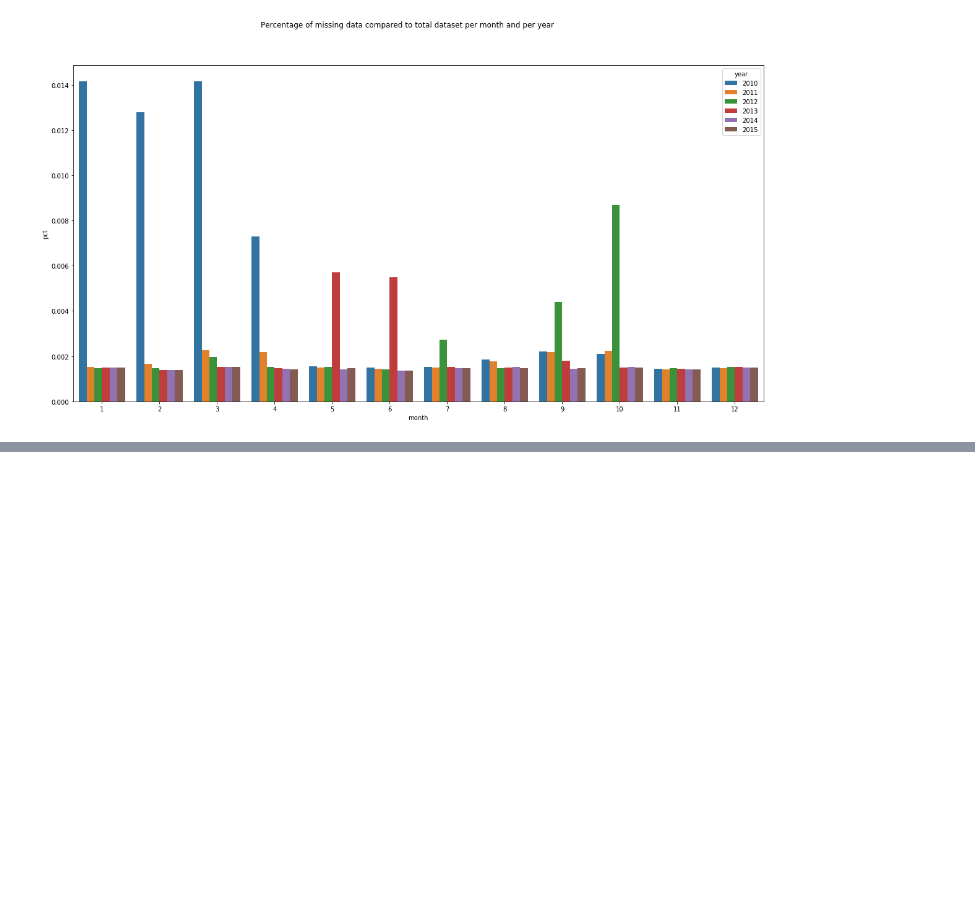
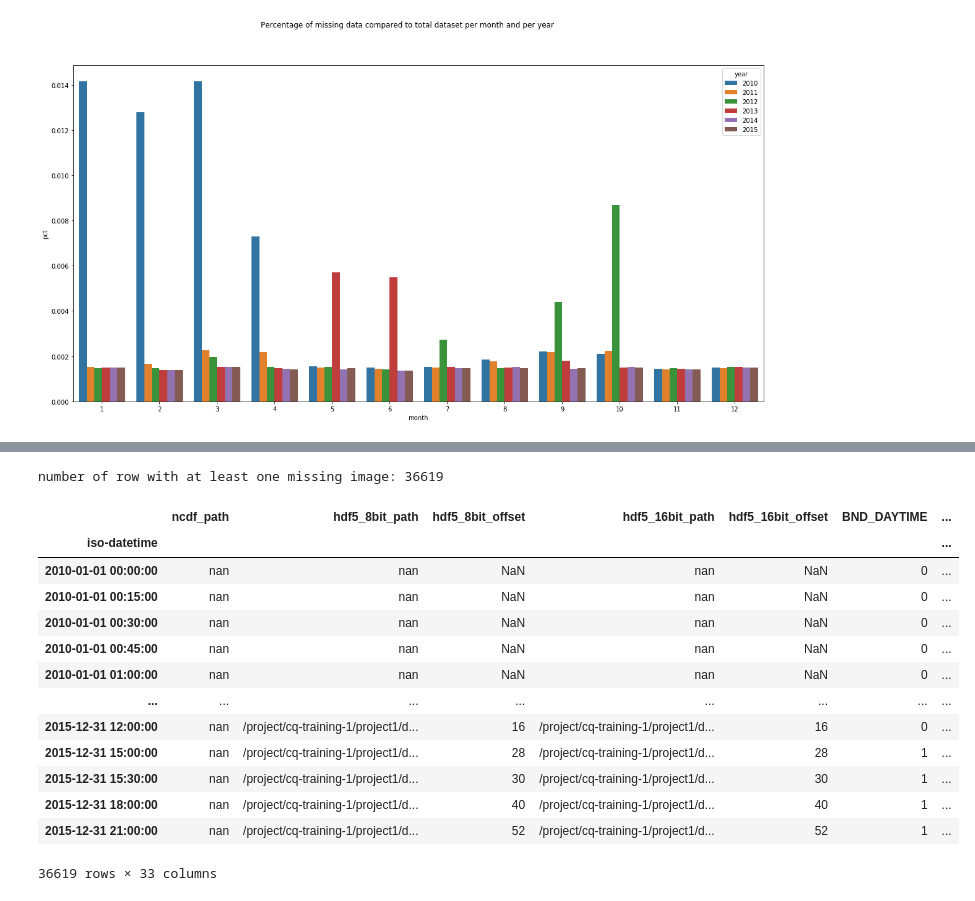
Before and after one commit to cccwam/ift6759-project1-public, a Jupyter notebook: notebooks/EDA-FM-24012020.ipynb, the cells around one changed output, grey strips where cells are left out. Drawn from its saved outputs; the diff is of its cells as text; code cells hidden in the pictures; blank space fills up the shorter version.

Commit message:
EDA on missing images

```diff
--- a/notebooks/EDA-FM-24012020.ipynb
+++ b/notebooks/EDA-FM-24012020.ipynb
@@ -228,0 +242,3 @@ Missing data
+# %%
+df = df_train_catalog[["ncdf_path", "hdf5_8bit_path",
+                  "hdf5_16bit_path"]].replace("nan", np.nan)
@@ -228,0 +271,22 @@ Missing data
+# %%
+mask = df.isnull().any(1)
+print("number of row with at least one missing image:", mask.sum())
+# %% [output]
+number of row with at least one missing image: 36619
+# %%
+df_train_catalog[mask]
+# %% [output]
+|  | ncdf_path | hdf5_8bit_path | hdf5_8bit_offset | hdf5_16bit_path | hdf5_16bit_offset | BND_DAYTIME | ... |
+| iso-datetime |  |  |  |  |  |  | ... |
+| 2010-01-01 00:00:00 | nan | nan | NaN | nan | NaN | 0 | ... |
+| 2010-01-01 00:15:00 | nan | nan | NaN | nan | NaN | 0 | ... |
+| 2010-01-01 00:30:00 | nan | nan | NaN | nan | NaN | 0 | ... |
+| 2010-01-01 00:45:00 | nan | nan | NaN | nan | NaN | 0 | ... |
+| 2010-01-01 01:00:00 | nan | nan | NaN | nan | NaN | 0 | ... |
+| ... | ... | ... | ... | ... | ... | ... | ... |
+| 2015-12-31 12:00:00 | nan | /project/cq-training-1/project1/d... | 16 | /project/cq-training-1/project1/d... | 16 | 0 | ... |
+| 2015-12-31 15:00:00 | nan | /project/cq-training-1/project1/d... | 28 | /project/cq-training-1/project1/d... | 28 | 1 | ... |
+| 2015-12-31 15:30:00 | nan | /project/cq-training-1/project1/d... | 30 | /project/cq-training-1/project1/d... | 30 | 1 | ... |
+| 2015-12-31 18:00:00 | nan | /project/cq-training-1/project1/d... | 40 | /project/cq-training-1/project1/d... | 40 | 1 | ... |
+| 2015-12-31 21:00:00 | nan | /project/cq-training-1/project1/d... | 52 | /project/cq-training-1/project1/d... | 52 | 1 | ... |
+36619 rows × 33 columns
```
Also changed, not shown: parts of 17 cells of this notebook, 1 other file.
